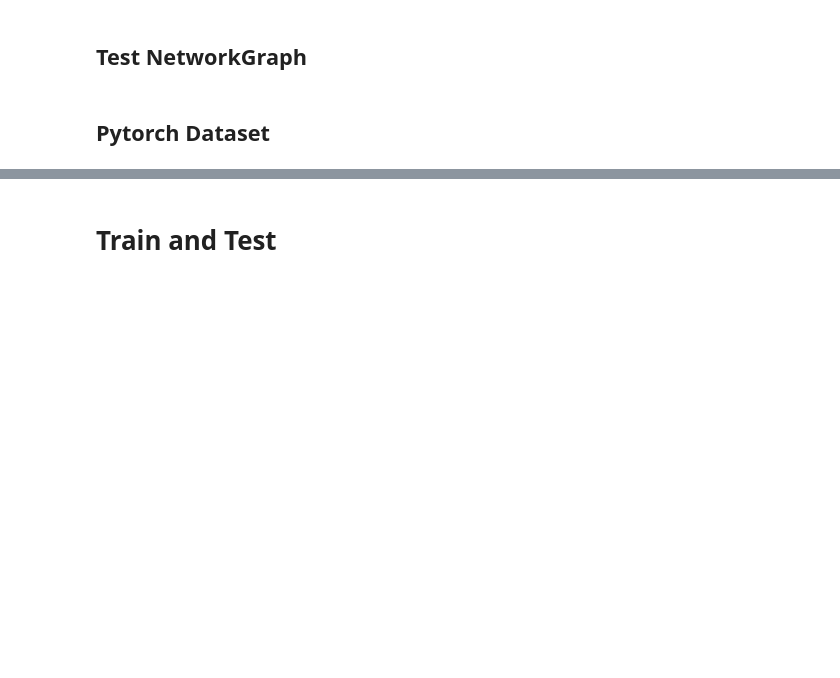
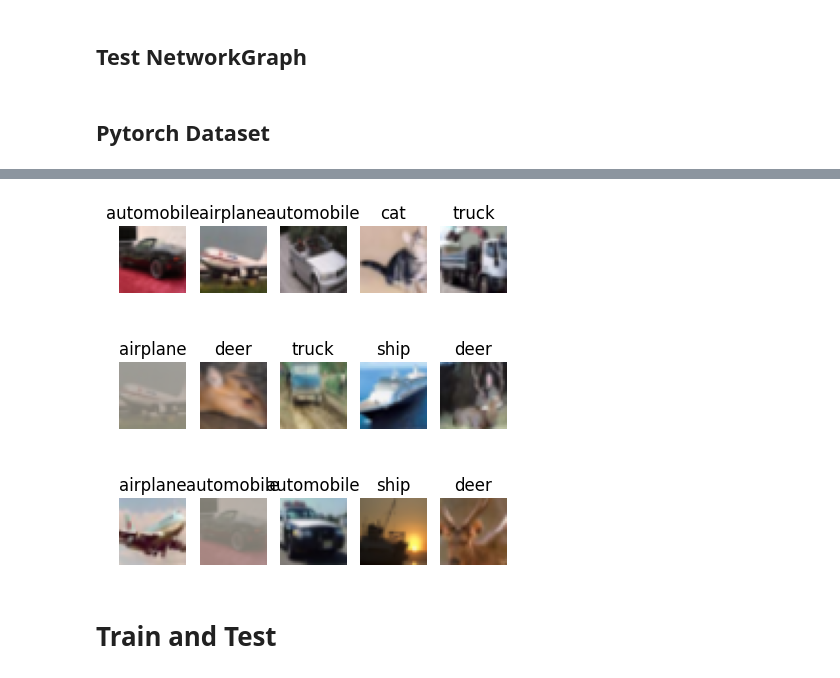
Before and after one commit to DiegoPaezA/qnas_torch, a Jupyter notebook: test_cnn.ipynb, the cells around one changed output, grey strips where cells are left out. Saved outputs shown, nothing was run; the diff lists cells and outputs as text; code cells hidden in the pictures; blank space fills up the shorter version.

```diff
--- a/test_cnn.ipynb
+++ b/test_cnn.ipynb
@@ -307,21 +335,23 @@ unorm = UnNormalize(mean=(0.4914, 0.4822, 0.4465), std=(0.2470, 0.2435, 0.2616))
 # %%
 # plot some images of the pytorch train_loader
 import matplotlib.pyplot as plt
 
 cifar10_classes = ['airplane', 'automobile', 'bird', 'cat', 'deer', 'dog', 'frog', 'horse', 'ship','truck']
 figure = plt.figure(figsize=(5, 5))
-cols, rows = 3, 3
+cols, rows = 5, 3
 train_imgs, train_labels = next(iter(train_loader))
 for i in range(1, cols * rows + 1):
     sample_idx = torch.randint(len(train_imgs), size=(1,)).item()
     img, label = train_imgs[sample_idx], train_labels[sample_idx]
     img = unorm(img)
     npimg = img.numpy()
     figure.add_subplot(rows, cols, i)
     plt.title(cifar10_classes[label])
     plt.axis("off")
     plt.imshow(np.transpose(npimg, (1, 2, 0)))
 plt.show()
+# %% [output]
+[figure, added]
 # %%
 # Example usage CIFAR10_loader
 data_path = 'cifar100_data'
```
Also changed, not shown: parts of 8 cells of this notebook.
